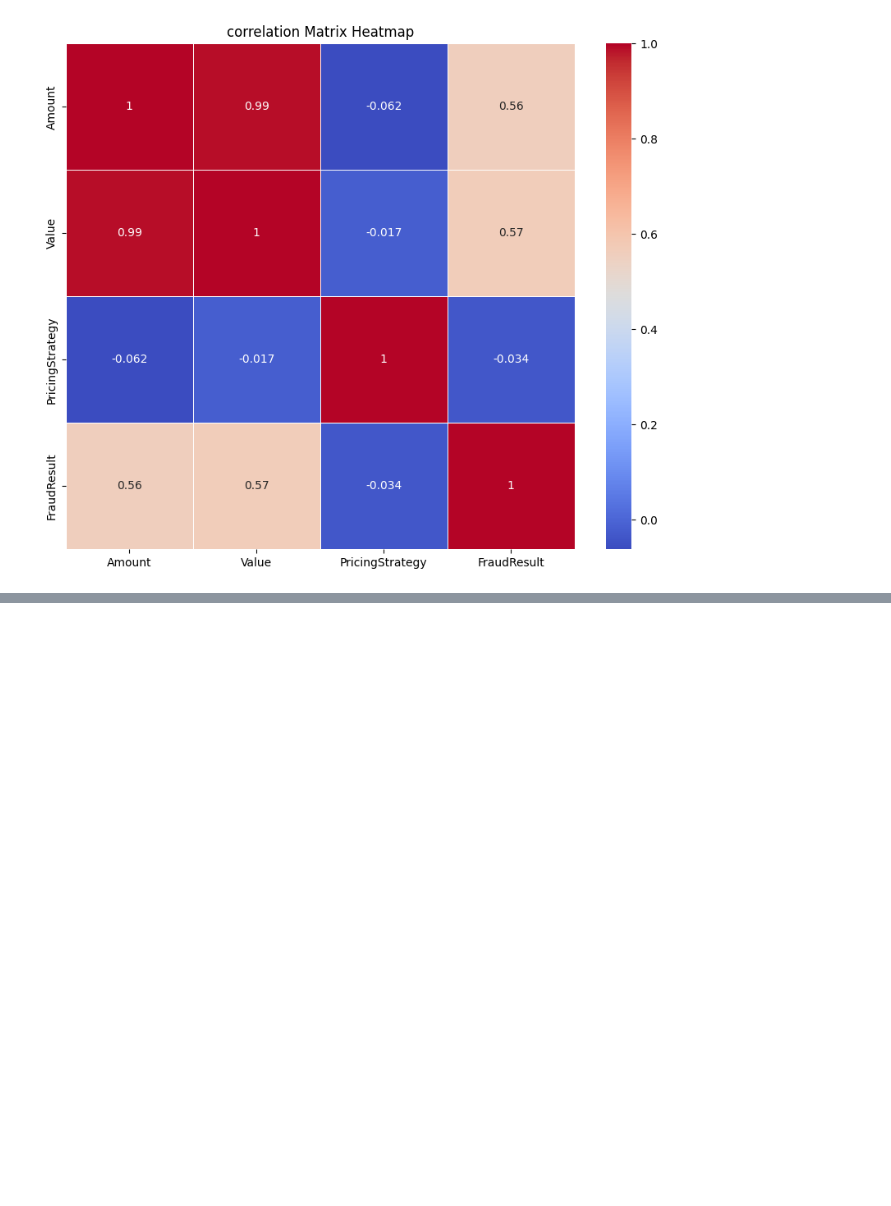
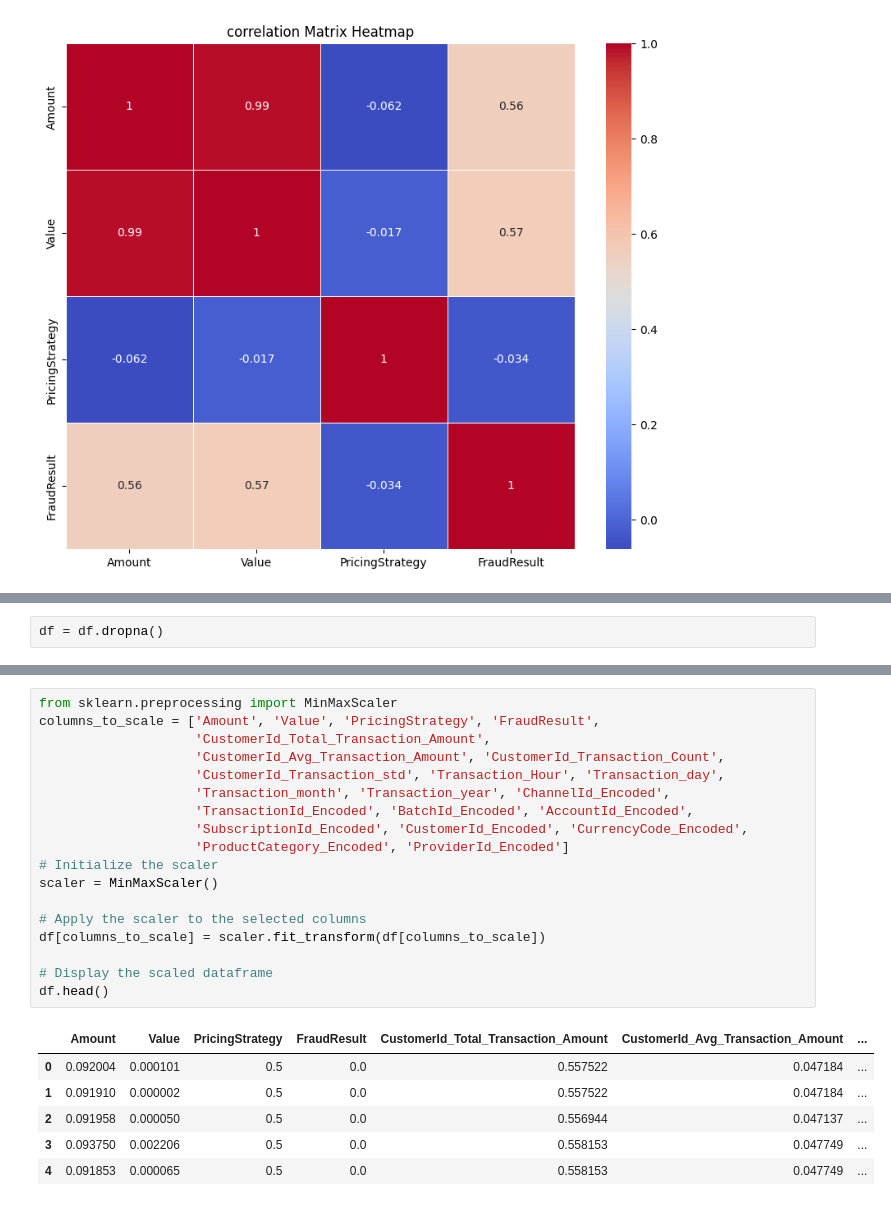
Before and after one commit to Ephrem0001/Credit-Scoring-Model-for-Bati-Bank-s-Buy-Now-Pay-Later-Service, a Jupyter notebook: notebooks/EDA.ipynb, the cells around one changed output, grey strips where cells are left out. Saved outputs shown, nothing was run; the diff lists cells and outputs as text; blank space fills up the shorter version.

```diff
--- a/notebooks/EDA.ipynb
+++ b/notebooks/EDA.ipynb
@@ -144,0 +244,2 @@ plt.show()
+# %%
+df = df.dropna()
@@ -144,0 +278,25 @@ plt.show()
+# %%
+from sklearn.preprocessing import MinMaxScaler
+columns_to_scale = ['Amount', 'Value', 'PricingStrategy', 'FraudResult',
+                    'CustomerId_Total_Transaction_Amount',
+                    'CustomerId_Avg_Transaction_Amount', 'CustomerId_Transaction_Count',
+                    'CustomerId_Transaction_std', 'Transaction_Hour', 'Transaction_day',
+                    'Transaction_month', 'Transaction_year', 'ChannelId_Encoded',
+                    'TransactionId_Encoded', 'BatchId_Encoded', 'AccountId_Encoded',
+                    'SubscriptionId_Encoded', 'CustomerId_Encoded', 'CurrencyCode_Encoded',
+                    'ProductCategory_Encoded', 'ProviderId_Encoded']
+# Initialize the scaler
+scaler = MinMaxScaler()
+
+# Apply the scaler to the selected columns
+df[columns_to_scale] = scaler.fit_transform(df[columns_to_scale])
+
+# Display the scaled dataframe
+df.head()
+# %% [output]
+|  | Amount | Value | PricingStrategy | FraudResult | CustomerId_Total_Transaction_Amount | CustomerId_Avg_Transaction_Amount | ... |
+| 0 | 0.092004 | 0.000101 | 0.5 | 0.0 | 0.557522 | 0.047184 | ... |
+| 1 | 0.091910 | 0.000002 | 0.5 | 0.0 | 0.557522 | 0.047184 | ... |
+| 2 | 0.091958 | 0.000050 | 0.5 | 0.0 | 0.556944 | 0.047137 | ... |
+| 3 | 0.093750 | 0.002206 | 0.5 | 0.0 | 0.558153 | 0.047749 | ... |
+| 4 | 0.091853 | 0.000065 | 0.5 | 0.0 | 0.558153 | 0.047749 | ... |
```
Also changed, not shown: parts of 11 cells of this notebook.
